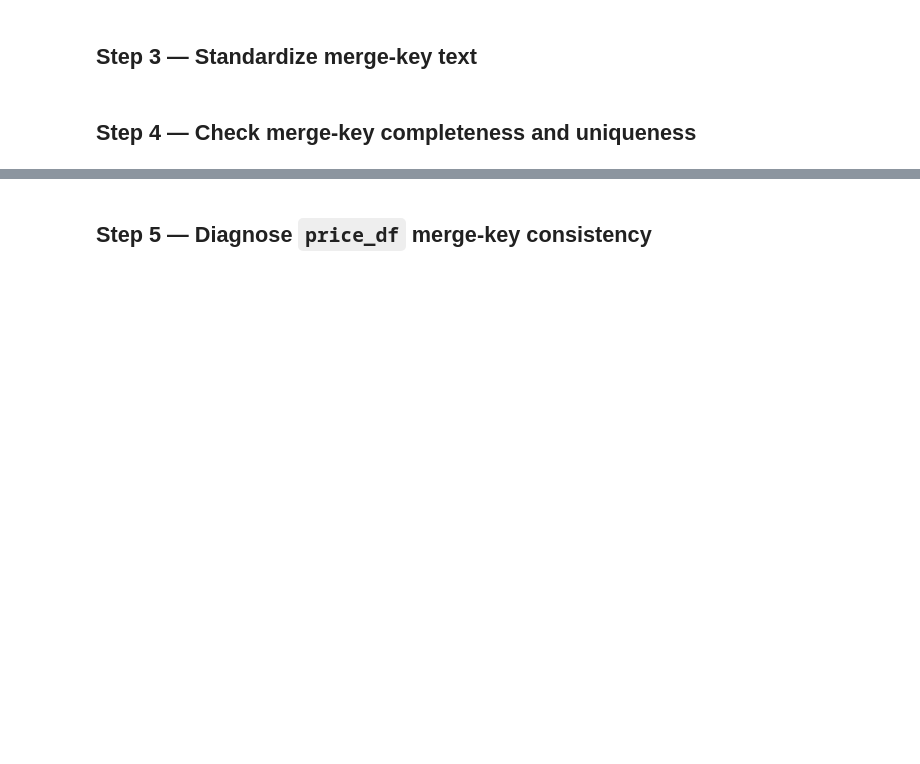
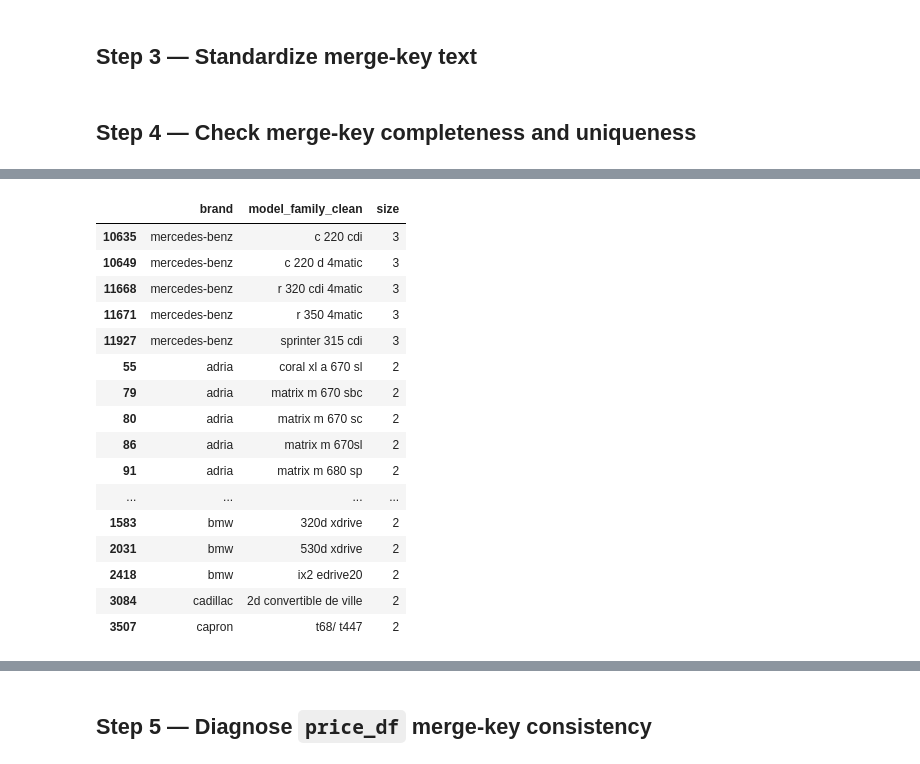
Before and after one commit to Riteshbhandarii/DPPM, a Jupyter notebook: notebooks/02_integration/03_final_dataset_merging.ipynb, the cells around one changed output, grey strips where cells are left out. Saved outputs shown, nothing was run; the diff lists cells and outputs as text; code cells hidden in the pictures; blank space fills up the shorter version.

Commit message:
added the new traficom data whole market context of firstregistation over the years and fixed the merge issue

```diff
--- a/notebooks/02_integration/03_final_dataset_merging.ipynb
+++ b/notebooks/02_integration/03_final_dataset_merging.ipynb
@@ -70,7 +89,13 @@ Relevant model_summary_df columns:
 ## Step 3 — Standardize merge-key text
 # %%
 def standardize_key(series: pd.Series) -> pd.Series:
-    return series.astype("string").str.strip().str.lower().replace({"": pd.NA, "nan": pd.NA})
+    return (
+        series.astype("string")
+        .str.strip()
+        .str.lower()
+        .str.replace(r"\s+", " ", regex=True)
+        .replace({"": pd.NA, "nan": pd.NA})
+    )
 
 
 # Clean column names once before working with merge keys.
@@ -119,0 +115,56 @@ Duplicate brand-model keys in model_summary_df: 0
+# %%
+missing_key_summary_df = pd.DataFrame(
+    {
+        "dataset": ["price_df", "model_summary_df", "brand_summary_df"],
+        "missing_brand": [
+            int(price_df["brand"].isna().sum()),
+            int(model_summary_df["brand"].isna().sum()),
+            int(brand_summary_df["brand"].isna().sum()),
+        ],
+        "missing_model": [
+            int(price_df["model"].isna().sum()),
+            int(model_summary_df["model_family_clean"].isna().sum()),
+            pd.NA,
+        ],
+    }
+)
+display(missing_key_summary_df)
+
+brand_key_duplicates = int(brand_summary_df[["brand"]].dropna().duplicated().sum())
+model_key_duplicates = int(model_summary_df[["brand", "model_family_clean"]].dropna().duplicated().sum())
+
+print("Duplicate brand keys in brand_summary_df:", brand_key_duplicates)
+print("Duplicate brand-model keys in model_summary_df:", model_key_duplicates)
+
+model_duplicate_examples_df = (
+    model_summary_df[model_summary_df[["brand", "model_family_clean"]].notna().all(axis=1)]
+    .groupby(["brand", "model_family_clean"], as_index=False)
+    .size()
+    .query("size > 1")
+    .sort_values(["size", "brand", "model_family_clean"], ascending=[False, True, True])
+    .head(20)
+)
+if not model_duplicate_examples_df.empty:
+    display(model_duplicate_examples_df)
+
+# Build merge-ready right-hand tables by collapsing duplicate keys conservatively.
+brand_summary_merge_df = brand_summary_df.dropna(subset=["brand"]).drop_duplicates(subset=["brand"], keep="first").copy()
+model_summary_merge_df = (
+    model_summary_df
+    .dropna(subset=["brand", "model_family_clean"])
+    .sort_values(
+        [col for col in ["model_total_registered", "brand", "model_family_clean"] if col in model_summary_df.columns],
+        ascending=[False, True, True][:len([col for col in ["model_total_registered", "brand", "model_family_clean"] if col in model_summary_df.columns])],
+    )
+    .drop_duplicates(subset=["brand", "model_family_clean"], keep="first")
+    .copy()
+)
+
+print("Merge-ready brand_summary_merge_df duplicate keys:", int(brand_summary_merge_df[["brand"]].duplicated().sum()))
+print(
+    "Merge-ready model_summary_merge_df duplicate keys:",
+    int(model_summary_merge_df[["brand", "model_family_clean"]].duplicated().sum()),
+)
+print("brand_summary_merge_df shape:", brand_summary_merge_df.shape)
+print("model_summary_merge_df shape:", model_summary_merge_df.shape)
+# %% [output]
@@ -119,0 +177,17 @@ Duplicate brand-model keys in model_summary_df: 0
+|  | brand | model_family_clean | size |
+| 10635 | mercedes-benz | c 220 cdi | 3 |
+| 10649 | mercedes-benz | c 220 d 4matic | 3 |
+| 11668 | mercedes-benz | r 320 cdi 4matic | 3 |
+| 11671 | mercedes-benz | r 350 4matic | 3 |
+| 11927 | mercedes-benz | sprinter 315 cdi | 3 |
+| 55 | adria | coral xl a 670 sl | 2 |
+| 79 | adria | matrix m 670 sbc | 2 |
+| 80 | adria | matrix m 670 sc | 2 |
+| 86 | adria | matrix m 670sl | 2 |
+| 91 | adria | matrix m 680 sp | 2 |
+| ... | ... | ... | ... |
+| 1583 | bmw | 320d xdrive | 2 |
+| 2031 | bmw | 530d xdrive | 2 |
+| 2418 | bmw | ix2 edrive20 | 2 |
+| 3084 | cadillac | 2d convertible de ville | 2 |
+| 3507 | capron | t68/ t447 | 2 |
```
Also changed, not shown: parts of 10 cells of this notebook, 12 other files.
